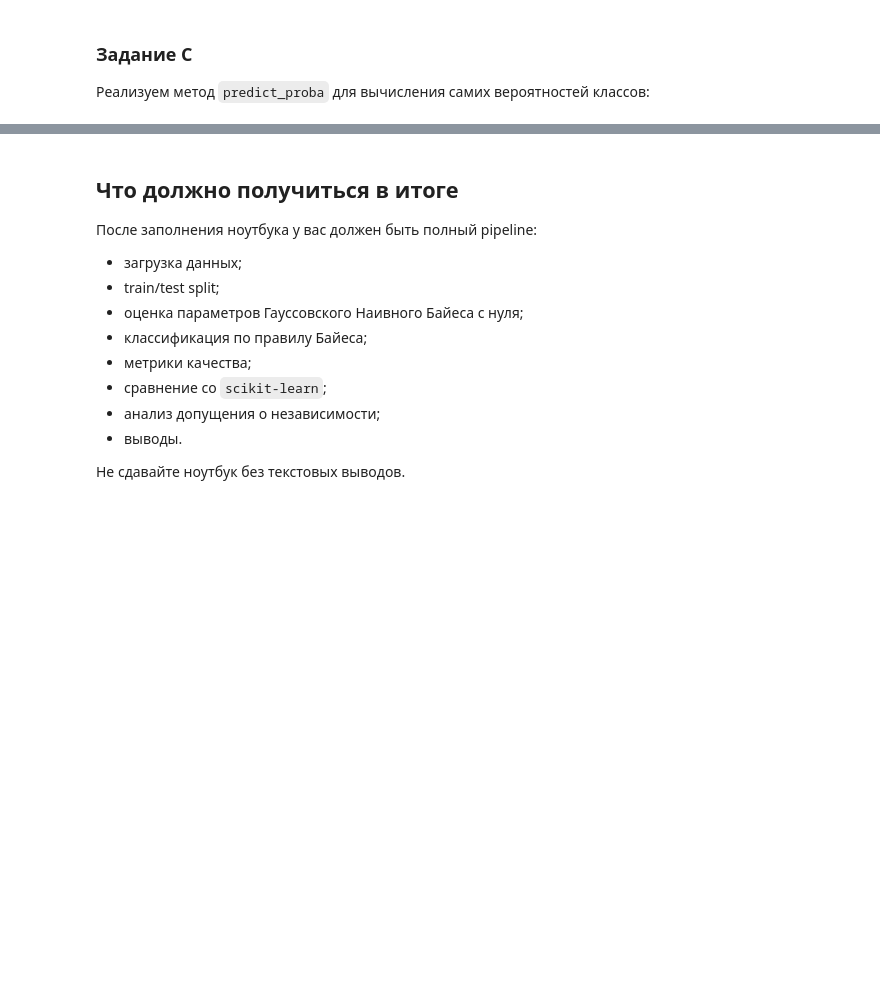
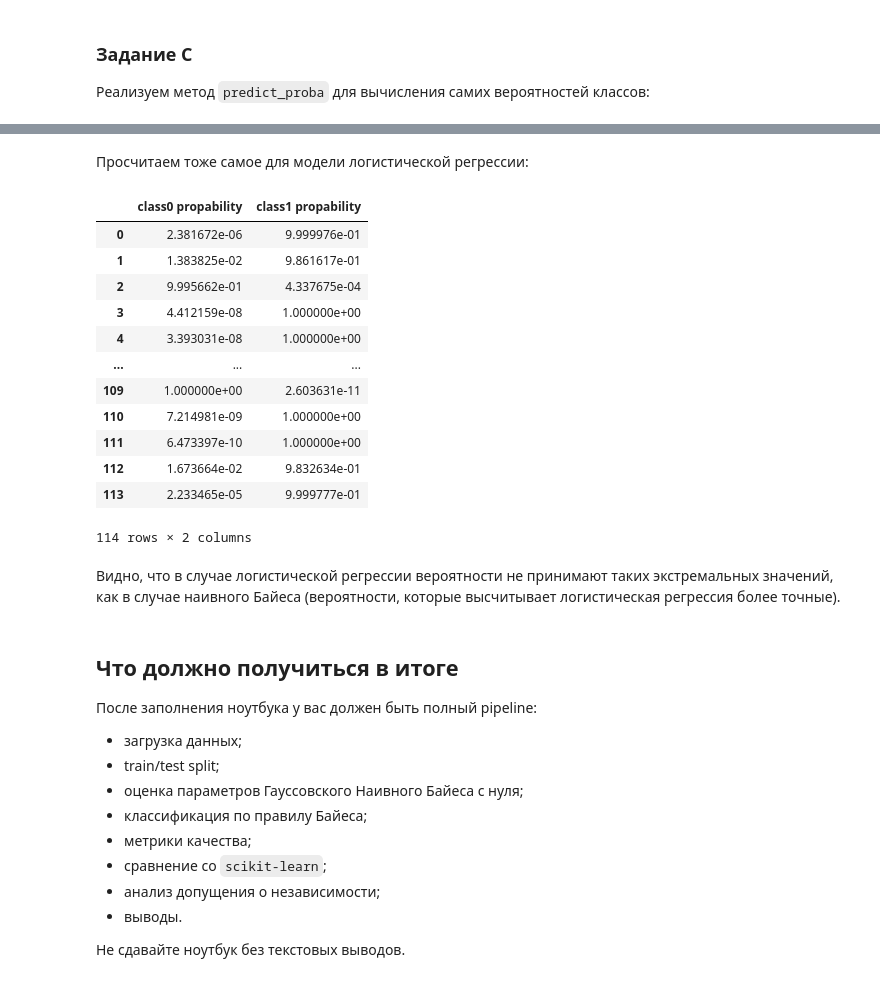
Before and after one commit to HowToKartoxa/ML_course_famcs, a Jupyter notebook: hw06_naive_bayes/naive_bayes_practice_student.ipynb, the cells around one changed output, grey strips where cells are left out. Cells and saved outputs as stored; diff of their text form; code cells hidden in the pictures; blank space fills up the shorter version.

```diff
--- a/hw06_naive_bayes/naive_bayes_practice_student.ipynb
+++ b/hw06_naive_bayes/naive_bayes_practice_student.ipynb
@@ -742,7 +742,25 @@ pd.DataFrame(proba.T, columns=['class0 propability', 'class1 propability'])
 114 rows × 2 columns
+# %% [markdown]
+Просчитаем тоже самое для модели логистической регрессии:
 # %%
 proba = logreg.predict_proba(X_c_test_np)
-pd.DataFrame(proba.T, columns=['class0 propability', 'class1 propability'])
+pd.DataFrame(proba, columns=['class0 propability', 'class1 propability'])
+# %% [output]
+|  | class0 propability | class1 propability |
+| 0 | 2.381672e-06 | 9.999976e-01 |
+| 1 | 1.383825e-02 | 9.861617e-01 |
+| 2 | 9.995662e-01 | 4.337675e-04 |
+| 3 | 4.412159e-08 | 1.000000e+00 |
+| 4 | 3.393031e-08 | 1.000000e+00 |
+| ... | ... | ... |
+| 109 | 1.000000e+00 | 2.603631e-11 |
+| 110 | 7.214981e-09 | 1.000000e+00 |
+| 111 | 6.473397e-10 | 1.000000e+00 |
+| 112 | 1.673664e-02 | 9.832634e-01 |
+| 113 | 2.233465e-05 | 9.999777e-01 |
+114 rows × 2 columns
+# %% [markdown]
+Видно, что в случае логистической регрессии вероятности не принимают таких экстремальных значений, как в случае наивного Байеса (вероятности, которые высчитывает логистическая регрессия более точные).
 # %% [markdown]
 ## Что должно получиться в итоге
 
```
Also changed, not shown: parts of 14 cells of this notebook.
